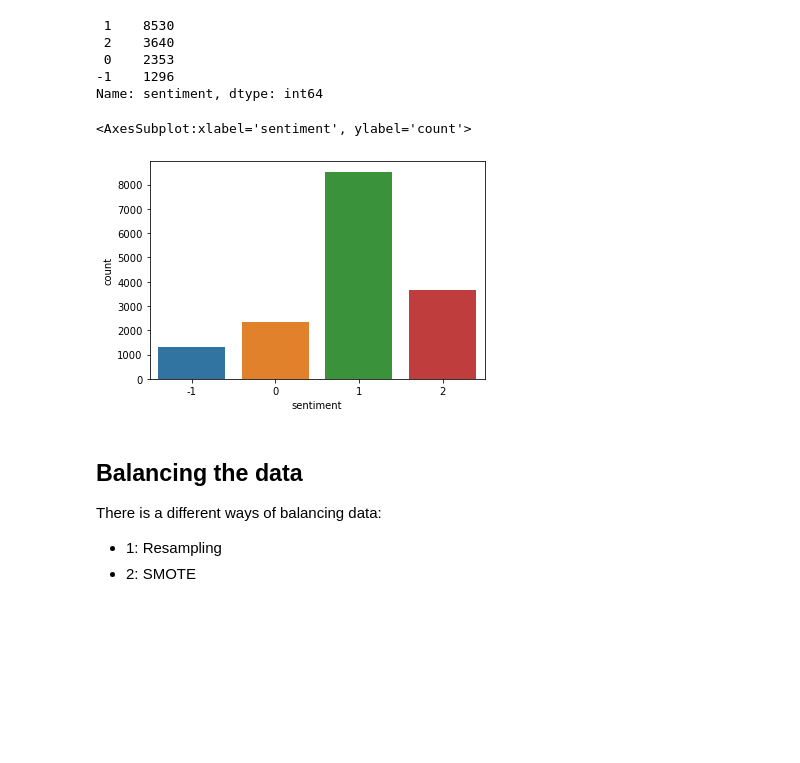
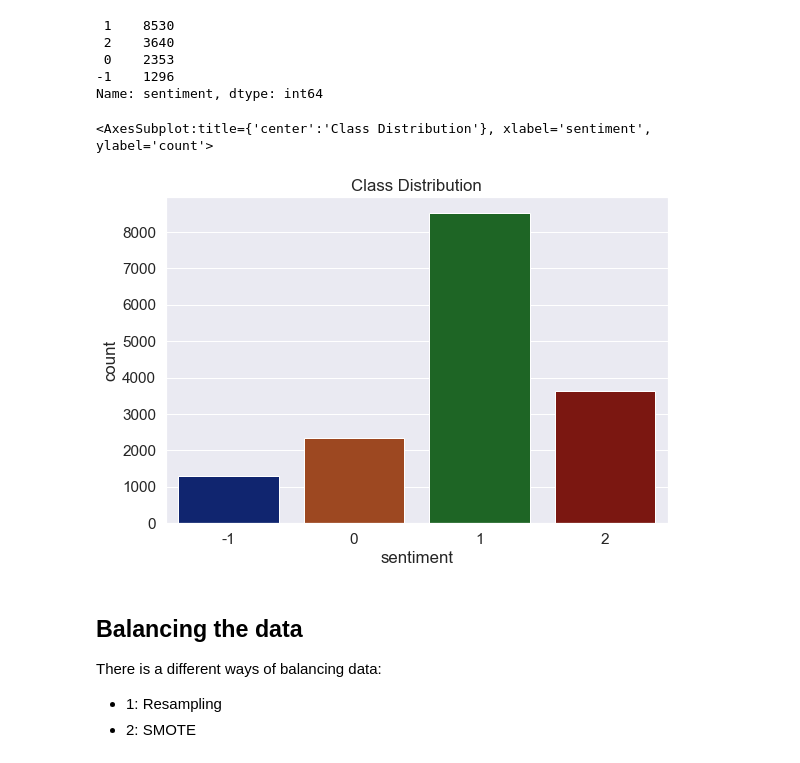
Before and after one commit to Mahlomola-Moses/classification-predict-streamlit-template, a Jupyter notebook: Team_JS_2_Predict.ipynb, the cells around one changed output. Drawn from its saved outputs; the diff is of its cells as text; code cells hidden in the pictures; blank space fills up the shorter version.

Commit message:
Cleaned the Graphs
Added font scaling,
Read the deprecated warning messages and alters graphs accordingly

```diff
--- a/Team_JS_2_Predict.ipynb
+++ b/Team_JS_2_Predict.ipynb
@@ -39,6 +39,7 @@ import pandas as pd
 import numpy as np
 import time
 import seaborn as sns
+sns.set(font_scale=1.4)
 import matplotlib.pyplot as plt
 %matplotlib inline
 
@@ -215,10 +229,12 @@ train.sentiment.value_counts()
 Name: sentiment, dtype: int64
 # %%
 #View class distribution to confirm balance/imbalance
-sns.countplot(train['sentiment'])
+fig, ax = plt.subplots(figsize=(9,6))
+plt.title('Class Distribution')
+sns.countplot(data = train, x = train['sentiment'],  palette= 'dark')
 # %% [output]
-<AxesSubplot:xlabel='sentiment', ylabel='count'>
+<AxesSubplot:title={'center':'Class Distribution'}, xlabel='sentiment', ylabel='count'>
-[figure, old version]
+[figure, new version]
 # %% [markdown]
 ## Balancing the data
 
```
Also changed, not shown: parts of 8 cells of this notebook.
